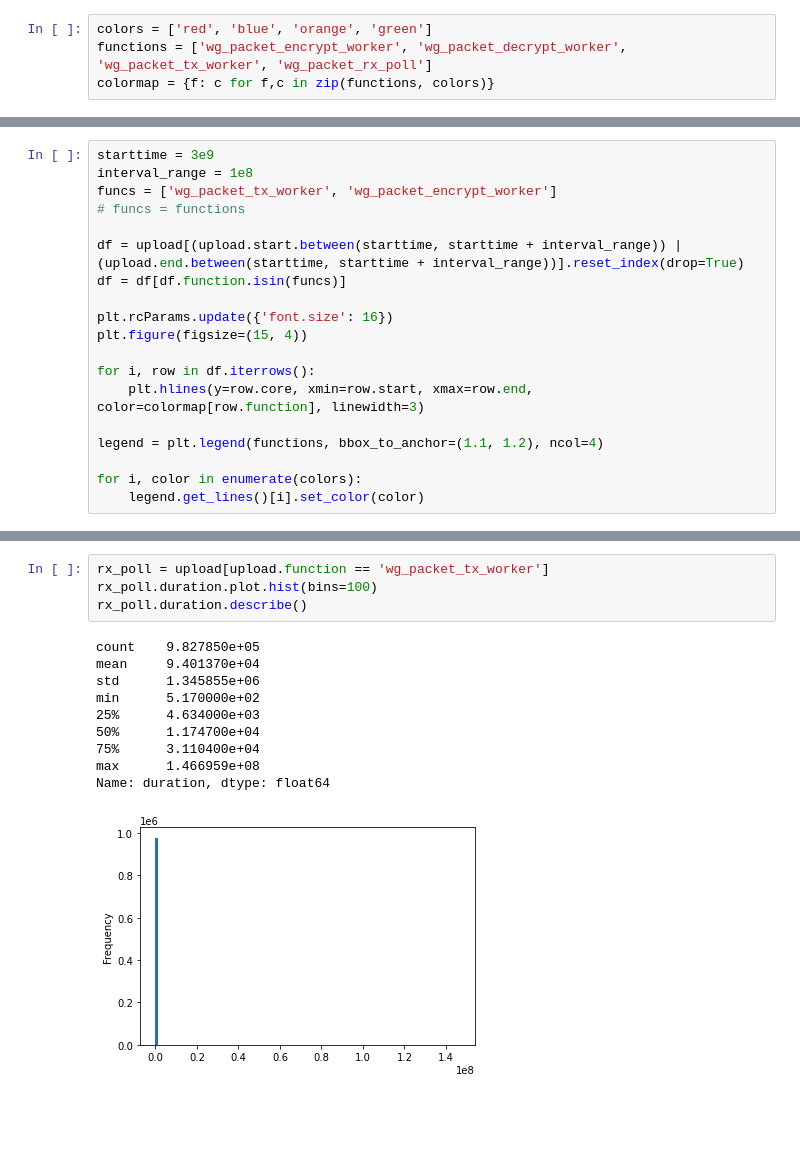
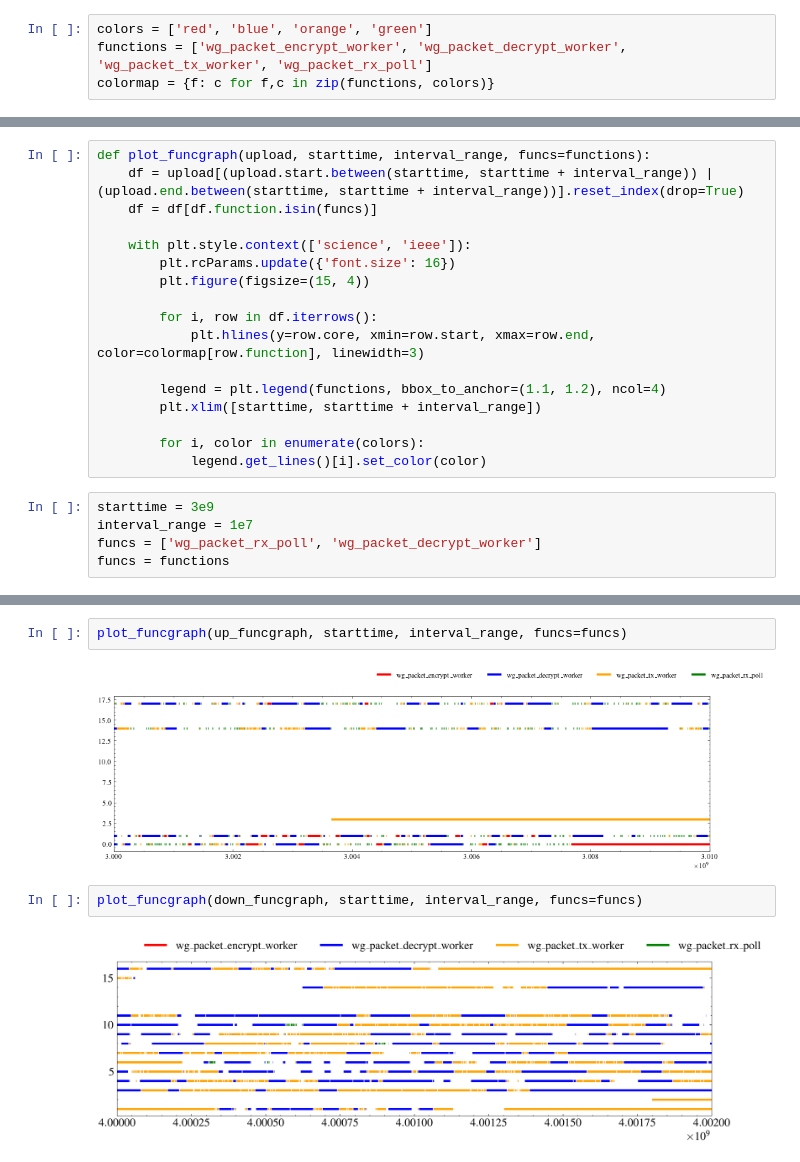
Before and after one commit to cesar237/wireguard-kernel, a Jupyter notebook: Analyze traces.ipynb, the cells around one changed output, grey strips where cells are left out. Cells and saved outputs as stored; diff of their text form; blank space fills up the shorter version.

```diff
--- a/Analyze traces.ipynb
+++ b/Analyze traces.ipynb
@@ -42,19 +108,22 @@ plt.style.use(['science', 'ieee'])
+# %%
+def plot_funcgraph(upload, starttime, interval_range, funcs=functions):
+    df = upload[(upload.start.between(starttime, starttime + interval_range)) | (upload.end.between(starttime, starttime + interval_range))].reset_index(drop=True)
+    df = df[df.function.isin(funcs)]
+
+    with plt.style.context(['science', 'ieee']):
+        plt.rcParams.update({'font.size': 16})
+        plt.figure(figsize=(15, 4))
+
+        for i, row in df.iterrows():
+            plt.hlines(y=row.core, xmin=row.start, xmax=row.end, color=colormap[row.function], linewidth=3)
+
+        legend = plt.legend(functions, bbox_to_anchor=(1.1, 1.2), ncol=4)
+        plt.xlim([starttime, starttime + interval_range])
+
+        for i, color in enumerate(colors):
+            legend.get_lines()[i].set_color(color)
 # %%
 starttime = 3e9
-interval_range = 1e8
-funcs = ['wg_packet_tx_worker', 'wg_packet_encrypt_worker']
-# funcs = functions
-
-df = upload[(upload.start.between(starttime, starttime + interval_range)) | (upload.end.between(starttime, starttime + interval_range))].reset_index(drop=True)
-df = df[df.function.isin(funcs)]
-
-plt.rcParams.update({'font.size': 16})
-plt.figure(figsize=(15, 4))
-
-for i, row in df.iterrows():
-    plt.hlines(y=row.core, xmin=row.start, xmax=row.end, color=colormap[row.function], linewidth=3)
-
-legend = plt.legend(functions, bbox_to_anchor=(1.1, 1.2), ncol=4)
-
-for i, color in enumerate(colors):
-    legend.get_lines()[i].set_color(color)
+interval_range = 1e7
+funcs = ['wg_packet_rx_poll', 'wg_packet_decrypt_worker']
+funcs = functions
@@ -63,15 +130,8 @@ for i, color in enumerate(colors):
-# %%
-rx_poll = upload[upload.function == 'wg_packet_tx_worker']
-rx_poll.duration.plot.hist(bins=100)
-rx_poll.duration.describe()
-# %% [output]
-count    9.827850e+05
-mean     9.401370e+04
-std      1.345855e+06
-min      5.170000e+02
-25%      4.634000e+03
-50%      1.174700e+04
-75%      3.110400e+04
-max      1.466959e+08
-Name: duration, dtype: float64
-[figure, removed]
+# %%
+plot_funcgraph(up_funcgraph, starttime, interval_range, funcs=funcs)
+# %% [output]
+[figure, added]
+# %%
+plot_funcgraph(down_funcgraph, starttime, interval_range, funcs=funcs)
+# %% [output]
+[figure, added]
```
Also changed, not shown: parts of 39 cells of this notebook, 9 other files.
